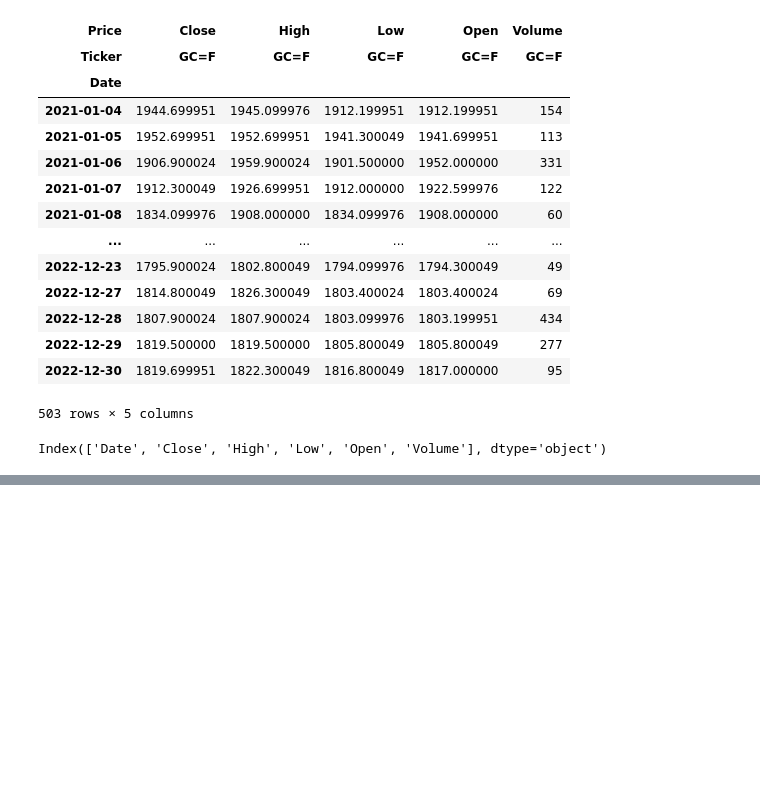
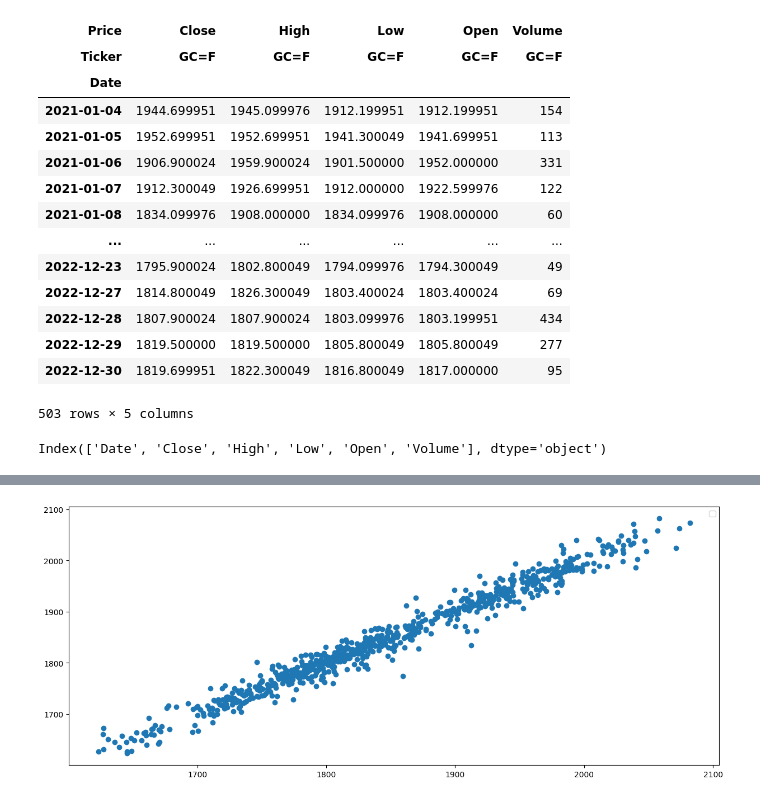
Before and after one commit to peniel18/gold-price-prediction-system, a Jupyter notebook: notebooks/experiments.ipynb, the cells around one changed output, grey strips where cells are left out. Saved outputs shown, nothing was run; the diff lists cells and outputs as text; code cells hidden in the pictures; blank space fills up the shorter version.

```diff
--- a/notebooks/experiments.ipynb
+++ b/notebooks/experiments.ipynb
@@ -123,0 +207,3 @@ def generate_features(df: pd.DataFrame):
+# %%
+df = df.apply(pd.to_numeric, errors='coerce')
+df
@@ -123,0 +224,7 @@ def generate_features(df: pd.DataFrame):
+# %%
+plt.figure(figsize=(15, 6))
+plt.scatter(df.Close.shift(1), df.Close)
+plt.legend()
+plt.show()
+# %% [output]
+[figure, added]
```
Also changed, not shown: parts of 13 cells of this notebook, 2 other files.
